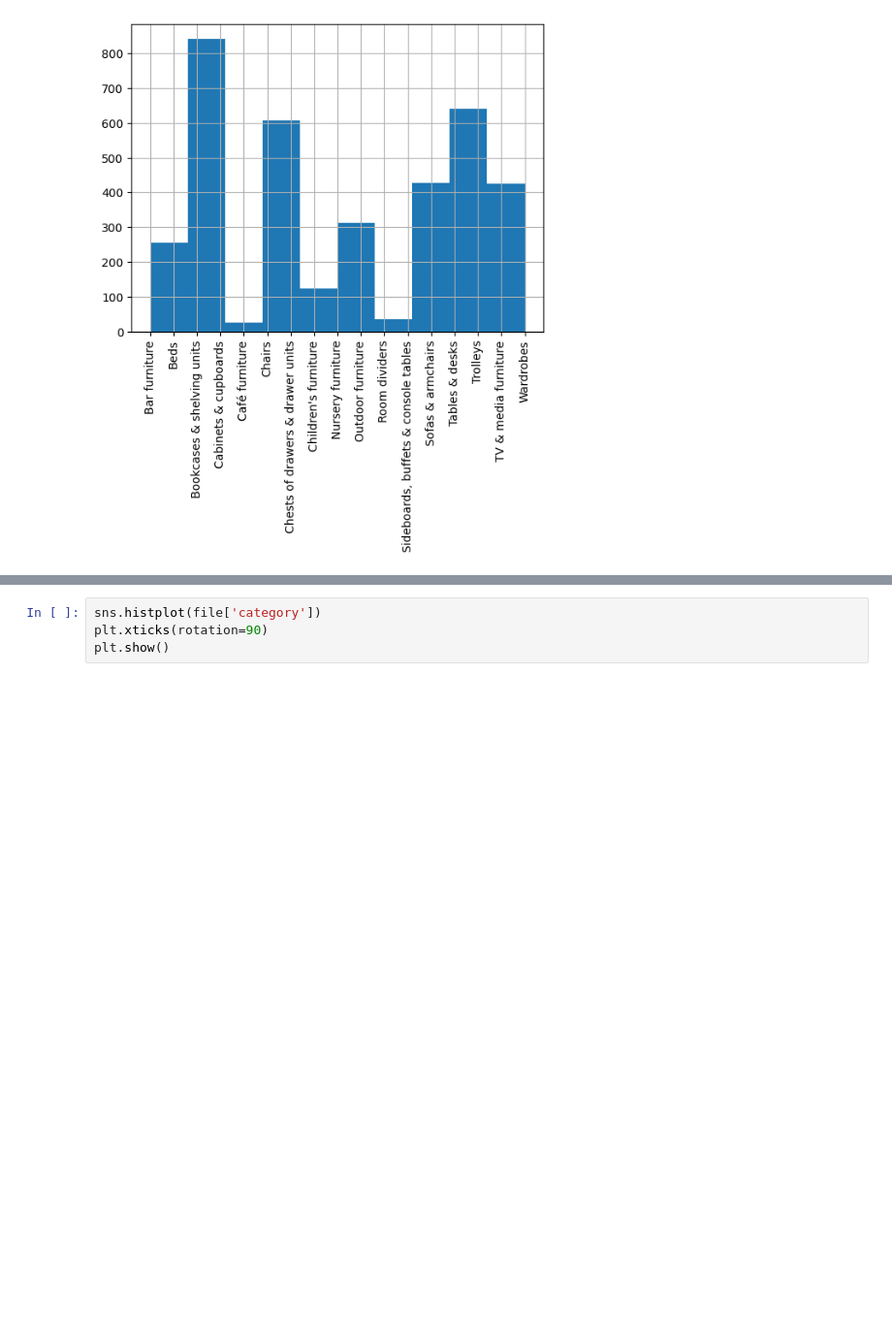
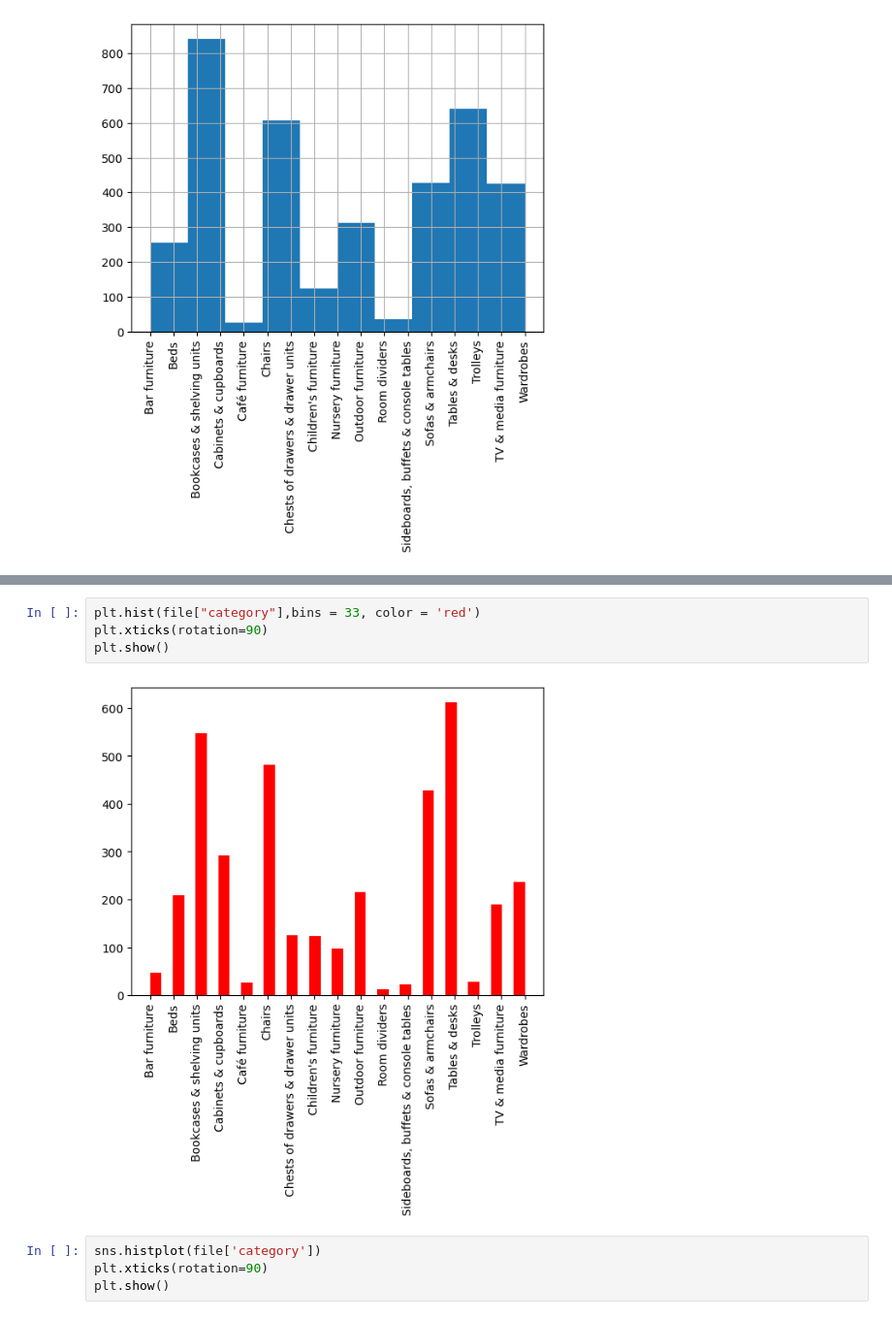
Before and after one commit to ToriVL/Progect, a Jupyter notebook: Graphics.ipynb, the cells around one changed output, grey strips where cells are left out. Shown at 97% size. Saved outputs shown, nothing was run; the diff lists cells and outputs as text; blank space fills up the shorter version.

```diff
--- a/Graphics.ipynb
+++ b/Graphics.ipynb
@@ -49,3 +49,9 @@ plt.show()
+# %%
+plt.hist(file["category"],bins = 33, color = 'red')
+plt.xticks(rotation=90)
+plt.show()
+# %% [output]
+[figure, added]
 # %%
 sns.histplot(file['category'])
 plt.xticks(rotation=90)
```
Also changed, not shown: parts of 4 cells of this notebook.
